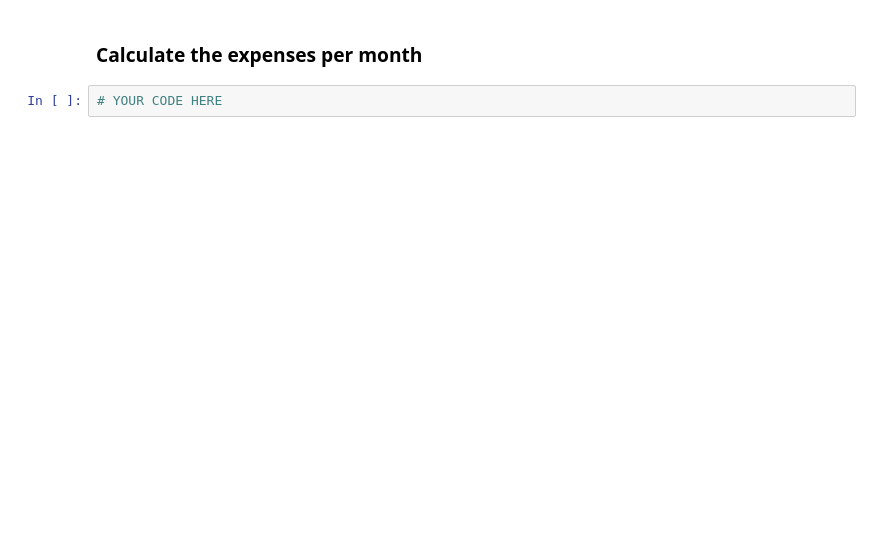
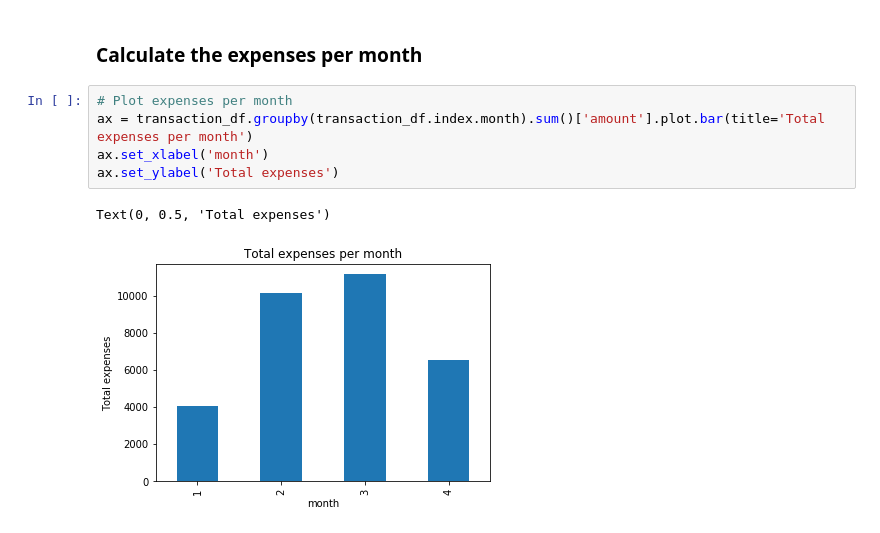
Before and after one commit to lavint/FinTech-Python, a Jupyter notebook: api/account_summary.ipynb, the cells around one changed output. Cells and saved outputs as stored; diff of their text form; blank space fills up the shorter version.

```diff
--- a/api/account_summary.ipynb
+++ b/api/account_summary.ipynb
@@ -104,4 +291,10 @@ In this section, you will use the transactions DataFrame to analyze the customer
 # %% [markdown]
 ### Calculate the expenses per month
-# %%
-# YOUR CODE HERE
+# %%
+# Plot expenses per month
+ax = transaction_df.groupby(transaction_df.index.month).sum()['amount'].plot.bar(title='Total expenses per month')
+ax.set_xlabel('month')
+ax.set_ylabel('Total expenses')
+# %% [output]
+Text(0, 0.5, 'Total expenses')
+[figure, added]
```
Also changed, not shown: parts of 35 cells of this notebook.
